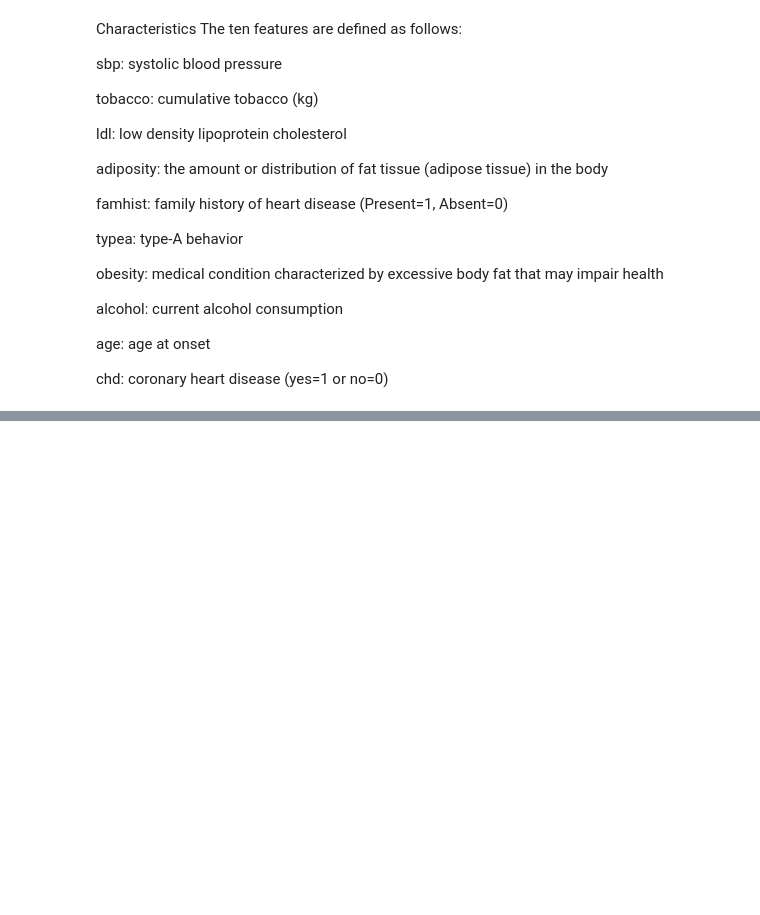
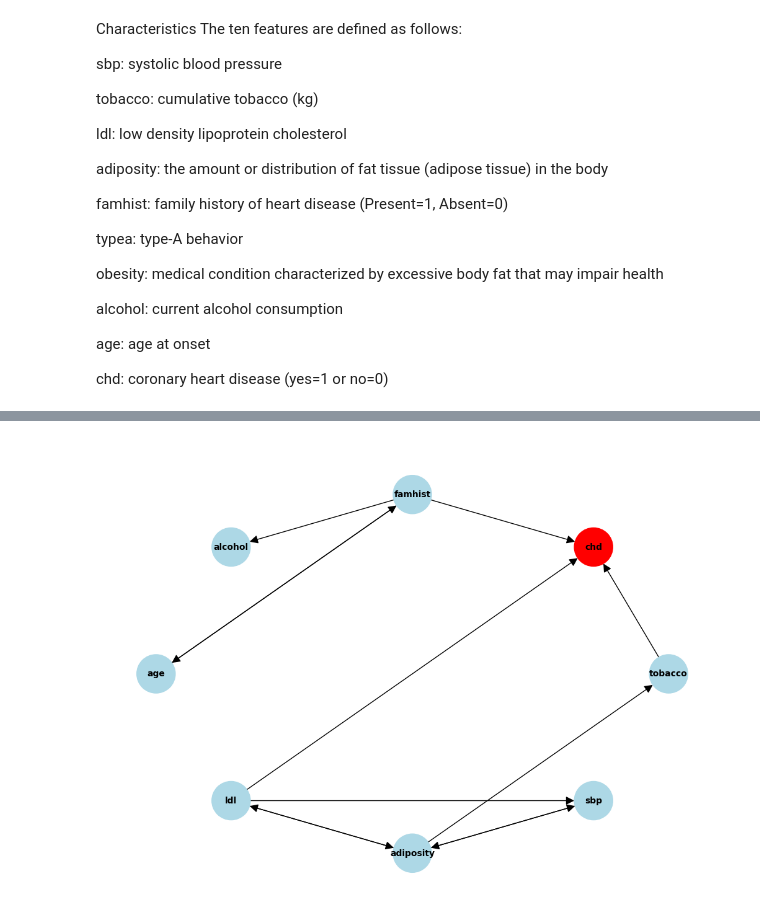
Before and after one commit to robin-szy/machine-learning-course-projects, a Jupyter notebook: HW2_Causality/PC_on_data.ipynb, the cells around one changed output, grey strips where cells are left out. Cells and saved outputs as stored; diff of their text form; code cells hidden in the pictures; blank space fills up the shorter version.

Commit message:
Fixed the frozenset bug, translated the medical knowledge into english, and added some ideas on what to do next.

```diff
--- a/HW2_Causality/PC_on_data.ipynb
+++ b/HW2_Causality/PC_on_data.ipynb
@@ -39,6 +62,7 @@ chd: coronary heart disease (yes=1 or no=0)
 # %%
 # Include expert knowledge
 from pgmpy.estimators import ExpertKnowledge
+df = df.drop(columns=["obesity"])
 cols = list(df.columns)
 
 # Forbid arrows OUT of chd: chd is the target variable
@@ -56,6 +80,10 @@ expert_knowledge = ExpertKnowledge(
 import pandas as pd
 #from pgmpy.causal_discovery import PC
 from pgmpy.estimators import PC
+# To see where the bug is
+from pgmpy.estimators import PC
+import inspect
+print(inspect.getfile(PC))
 import networkx as nx
 import matplotlib.pyplot as plt
 
@@ -78,6 +106,9 @@ def learn_dependency_graph(file_path,
         "Si": 1,
     })
 
+    # Obesity and adiposity are kind of similar, so let's keep one
+    data = data.drop(columns=["obesity"])
+
     # Optional: Discretize continuous columns
     if discretize_cont_cols:
         for col in data.select_dtypes(include=['float64', 'int64']).columns:
@@ -95,6 +126,7 @@ def learn_dependency_graph(file_path,
                         #variant = "stable",
                         expert_knowledge=expert_knowledge,
                         enforce_expert_knowledge=enforce_expert_knowledge
+                        #output = "cpdag"
                         )
 
     # New libary version
@@ -124,10 +156,10 @@ def learn_dependency_graph(file_path,
 
     return model
 
-# PC algorithm
-learned_model = learn_dependency_graph(file_path,
-                                       max_cond_vars=4,
-                                       significance_level=0.01,
-                                       expert_knowledge=expert_knowledge,
-                                       enforce_expert_knowledge=True)
+# PC algorithm: This one works without the bug in PC
+# learned_model = learn_dependency_graph(file_path,
+#                                        max_cond_vars=4,
+#                                        significance_level=0.01,
+#                                        expert_knowledge=expert_knowledge,
+#                                        enforce_expert_knowledge=True)
 # %% [output]
@@ -134,0 +167,9 @@ learned_model = learn_dependency_graph(file_path,
+# %%
+# This one only works with the fix
+learned_model = learn_dependency_graph(file_path,
+                                       max_cond_vars=3,
+                                       significance_level=0.2,
+                                       expert_knowledge=expert_knowledge,
+                                       enforce_expert_knowledge=True)
+# %% [output]
+[figure, added]
```
Also changed, not shown: parts of 2 cells of this notebook, 1 other file.
